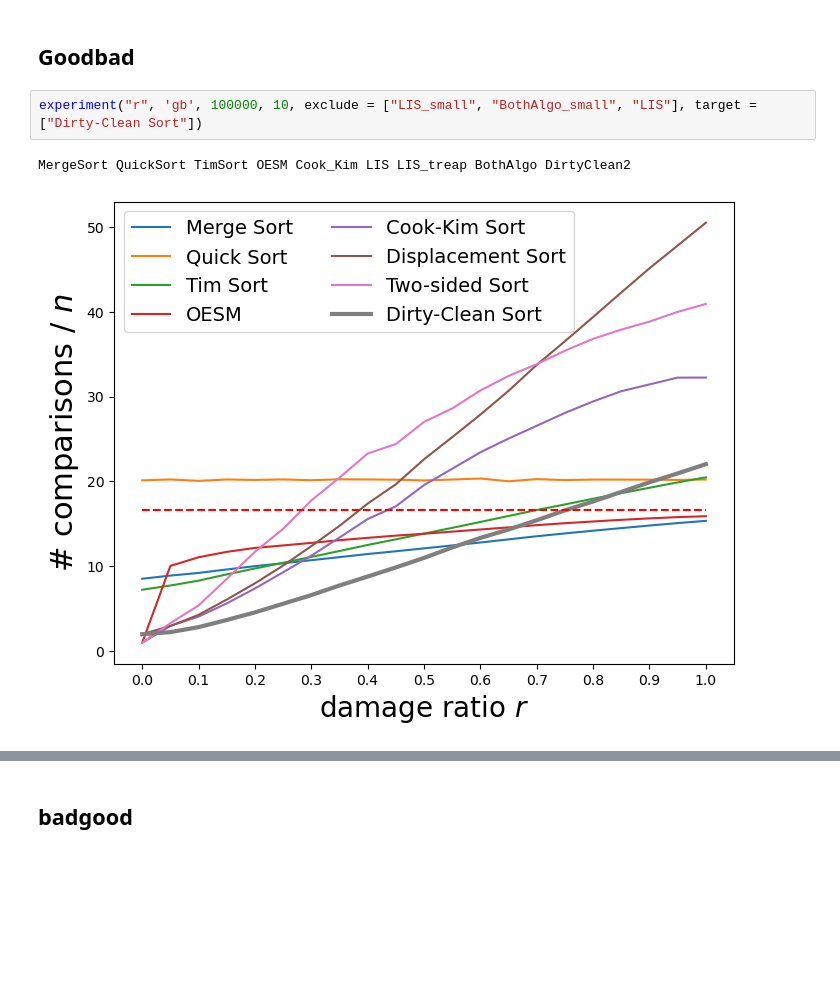
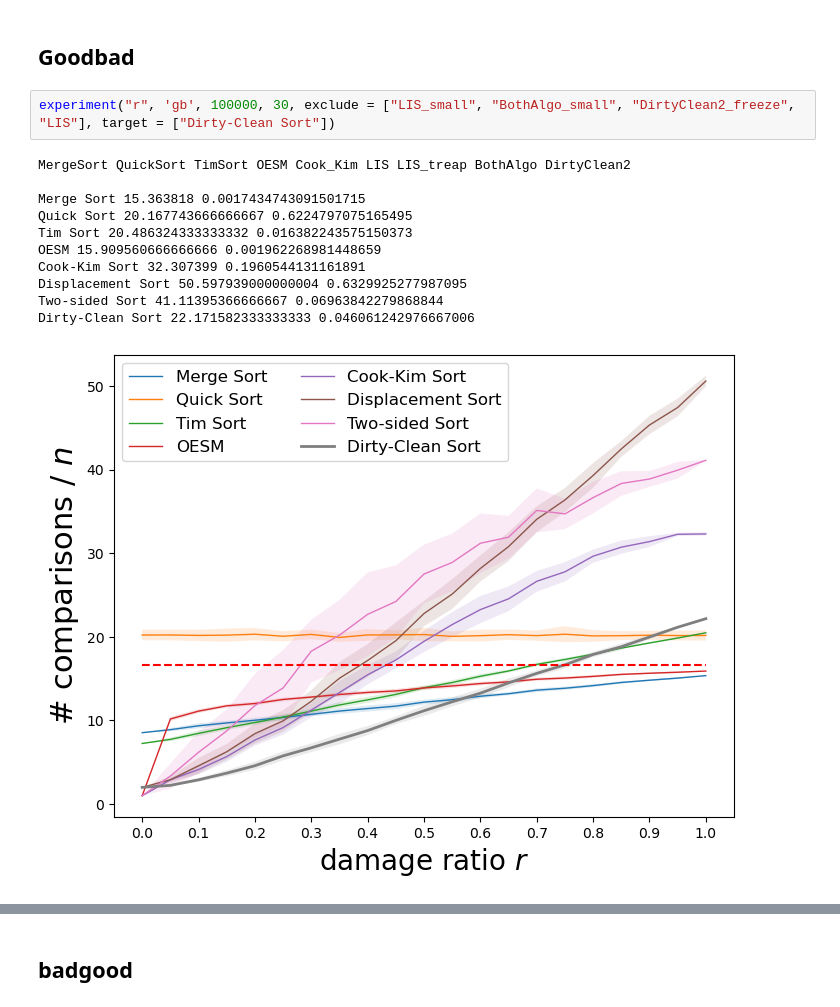
Before and after one commit to xingjian-bai/Sorting-with-Predictions, a Jupyter notebook: plotter.ipynb, the cells around one changed output, grey strips where cells are left out. Drawn from its saved outputs; the diff is of its cells as text; blank space fills up the shorter version.

```diff
--- a/plotter.ipynb
+++ b/plotter.ipynb
@@ -161,7 +171,16 @@ MergeSort QuickSort TimSort OESM Cook_Kim LIS LIS_treap BothAlgo
 # %% [markdown]
 ## Goodbad
 # %%
-experiment("r", 'gb', 100000, 10, exclude = ["LIS_small", "BothAlgo_small", "LIS"], target = ["Dirty-Clean Sort"])
+experiment("r", 'gb', 100000, 30, exclude = ["LIS_small", "BothAlgo_small", "DirtyClean2_freeze", "LIS"], target = ["Dirty-Clean Sort"])
 # %% [output]
 MergeSort QuickSort TimSort OESM Cook_Kim LIS LIS_treap BothAlgo DirtyClean2
+
+Merge Sort 15.363818 0.0017434743091501715
+Quick Sort 20.167743666666667 0.6224797075165495
+Tim Sort 20.486324333333332 0.016382243575150373
+OESM 15.909560666666666 0.001962268981448659
+Cook-Kim Sort 32.307399 0.1960544131161891
+Displacement Sort 50.597939000000004 0.6329925277987095
+Two-sided Sort 41.11395366666667 0.06963842279868844
+Dirty-Clean Sort 22.171582333333333 0.046061242976667006
-[figure, old version]
+[figure, new version]
```
Also changed, not shown: parts of 8 cells of this notebook, 18 other files.
